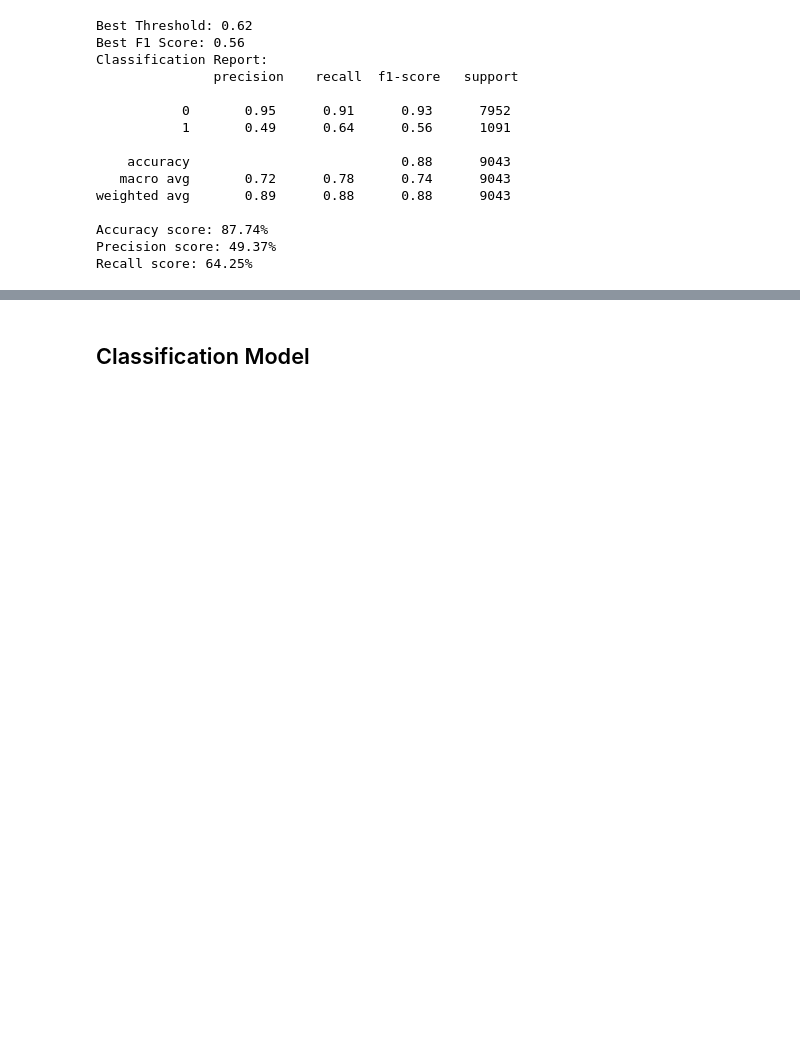
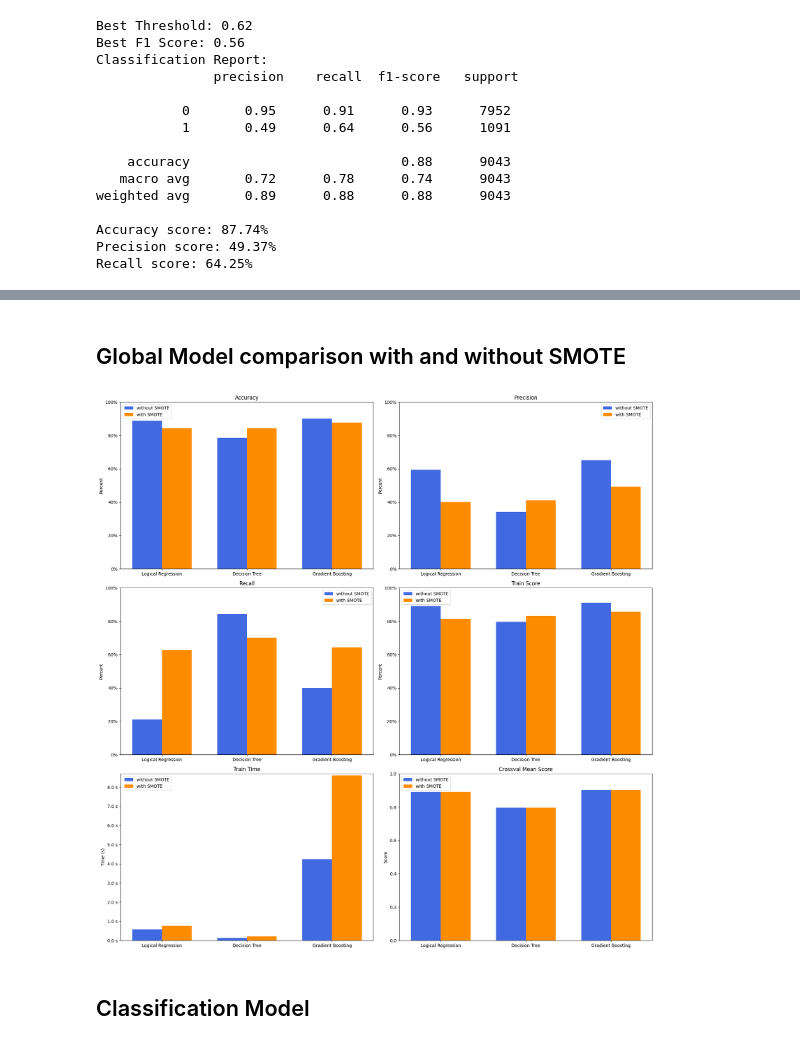
Before and after one commit to ZasaQ/A-neural-model-of-a-banking-customer, a Jupyter notebook: KrzywdaKubowicz.ipynb, the cells around one changed output, grey strips where cells are left out. Saved outputs shown, nothing was run; the diff lists cells and outputs as text; code cells hidden in the pictures; blank space fills up the shorter version.

```diff
--- a/KrzywdaKubowicz.ipynb
+++ b/KrzywdaKubowicz.ipynb
@@ -1102,3 +1209,75 @@ Recall score: 64.25%
+# %% [markdown]
+## Global Model comparison with and without SMOTE
+# %%
+models = ['Logical Regression', 'Decision Tree', 'Gradient Boosting']
+x = np.arange(len(models))
+width = 0.35
+
+fig, axs = plt.subplots(3, 2, figsize=(18, 18))
+
+axs[0, 0].bar(x - width/2, accuracy, width, label='without SMOTE', color='royalblue')
+axs[0, 0].bar(x + width/2, smote_accuracy, width, label='with SMOTE', color='darkorange')
+axs[0, 0].set_title('Accuracy')
+axs[0, 0].set_ylabel('Percent')
+axs[0, 0].set_xticks(x)
+axs[0, 0].set_xticklabels(models)
+axs[0, 0].set_ylim(0, 100)
+axs[0, 0].yaxis.set_major_formatter(FuncFormatter(percent))
+axs[0, 0].legend()
+
+axs[0, 1].bar(x - width/2, precision, width, label='without SMOTE', color='royalblue')
+axs[0, 1].bar(x + width/2, smote_precision, width, label='with SMOTE', color='darkorange')
+axs[0, 1].set_title('Precision')
+axs[0, 1].set_ylabel('Percent')
+axs[0, 1].set_xticks(x)
+axs[0, 1].set_xticklabels(models)
+axs[0, 1].set_ylim(0, 100)
+axs[0, 1].yaxis.set_major_formatter(FuncFormatter(percent))
+axs[0, 1].legend()
+
+axs[1, 0].bar(x - width/2, recall, width, label='without SMOTE', color='royalblue')
+axs[1, 0].bar(x + width/2, smote_recall, width, label='with SMOTE', color='darkorange')
+axs[1, 0].set_title('Recall')
+axs[1, 0].set_ylabel('Percent')
+axs[1, 0].set_xticks(x)
+axs[1, 0].set_xticklabels(models)
+axs[1, 0].set_ylim(0, 100)
+axs[1, 0].yaxis.set_major_formatter(FuncFormatter(percent))
+axs[1, 0].legend()
+
+axs[1, 1].bar(x - width/2, train_score, width, label='without SMOTE', color='royalblue')
+axs[1, 1].bar(x + width/2, smote_train_score, width, label='with SMOTE', color='darkorange')
+axs[1, 1].set_title('Train Score')
+axs[1, 1].set_ylabel('Percent')
+axs[1, 1].set_xticks(x)
+axs[1, 1].set_xticklabels(models)
+axs[1, 1].set_ylim(0, 100)
+axs[1, 1].yaxis.set_major_formatter(FuncFormatter(percent))
+axs[1, 1].legend()
+
+axs[2, 0].bar(x - width/2, train_time, width, label='without SMOTE', color='royalblue')
+axs[2, 0].bar(x + width/2, smote_train_time, width, label='with SMOTE', color='darkorange')
+axs[2, 0].set_title('Train Time')
+axs[2, 0].set_ylabel('Time (s)')
+axs[2, 0].set_xticks(x)
+axs[2, 0].set_xticklabels(models)
+axs[2, 0].set_ylim(0, max(max(train_time), max(smote_train_time)) + 0.1)
+axs[2, 0].yaxis.set_major_formatter(FuncFormatter(seconds))
+axs[2, 0].legend()
+
+axs[2, 1].bar(x - width/2, crossval_mean_score, width, label='without SMOTE', color='royalblue')
+axs[2, 1].bar(x + width/2, smote_crossval_mean_score, width, label='with SMOTE', color='darkorange')
+axs[2, 1].set_title('Crossval Mean Score')
+axs[2, 1].set_ylabel('Score')
+axs[2, 1].set_xticks(x)
+axs[2, 1].set_xticklabels(models)
+axs[2, 1].set_ylim(0, 1)
+axs[2, 1].legend()
+
+plt.tight_layout()
+plt.show()
+# %% [output]
+[figure, added]
 # %% [markdown]
 ## Classification Model
 # %%
```
Also changed, not shown: parts of 29 cells of this notebook.
